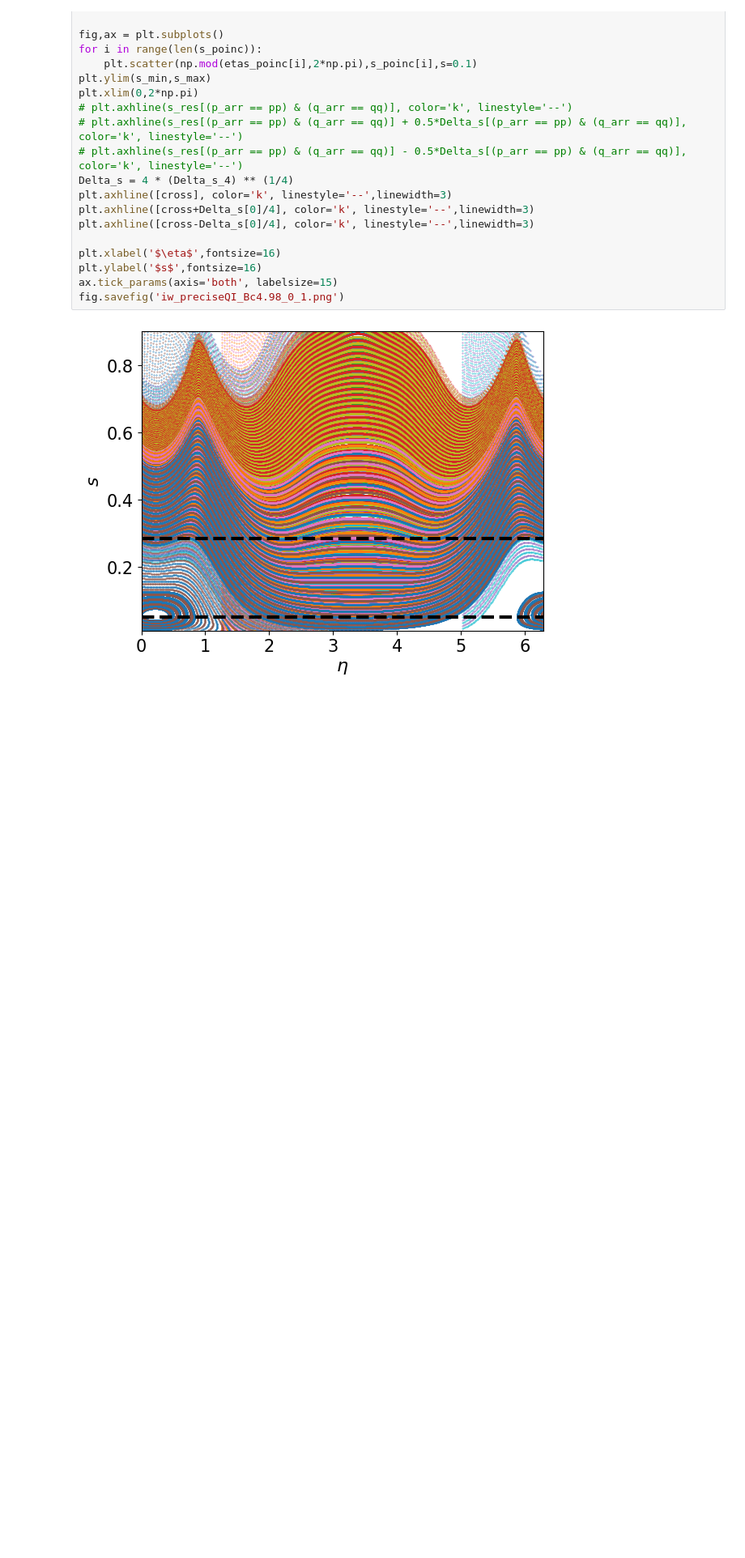
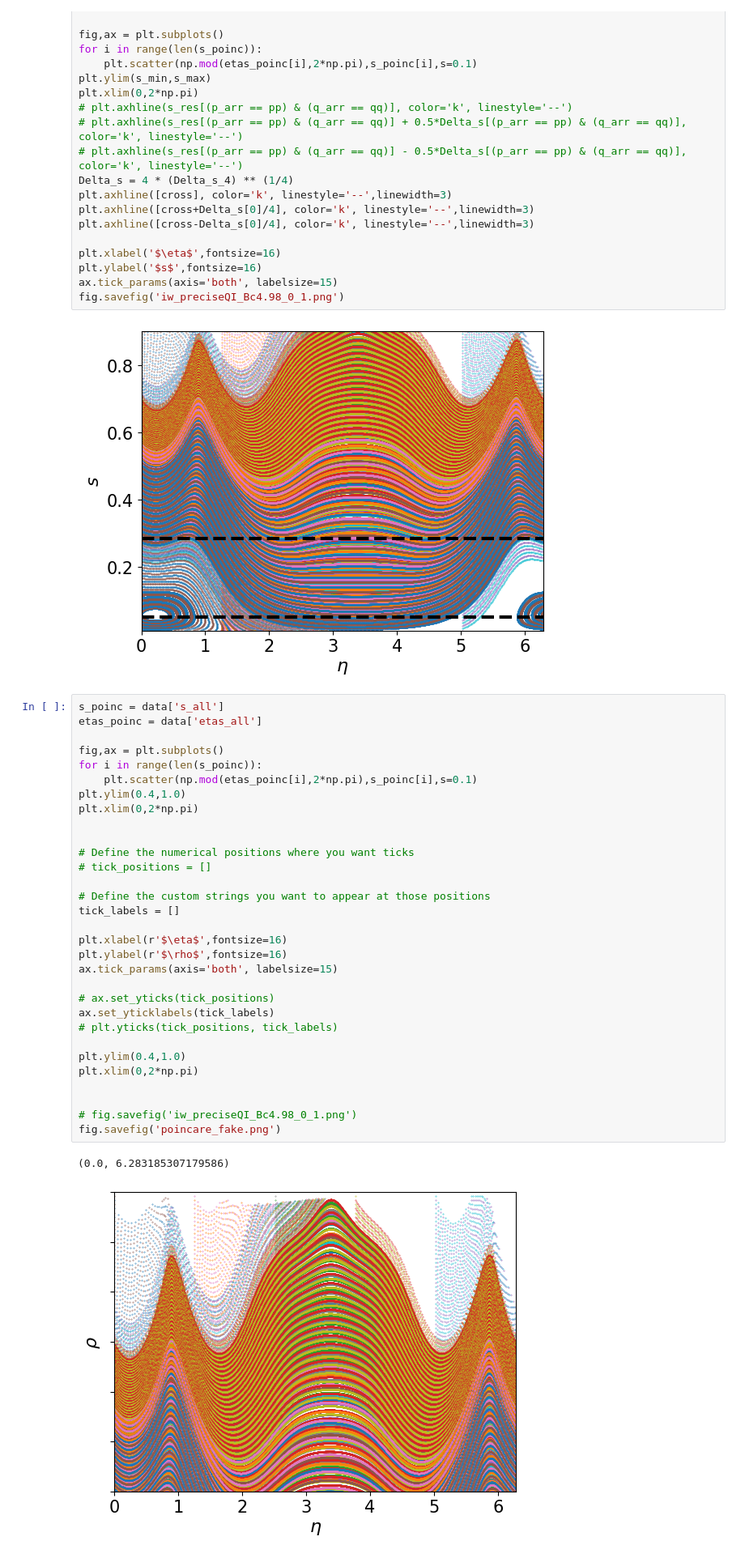
Before and after one commit to jlabbate15/DESC_TrappedRes, a Jupyter notebook: island_benchmarks/squid/compare_island_width_Bcrit_4.98_0_1.ipynb, the cells around one changed output. Shown: that part at 81% size. Cells and saved outputs as stored; diff of their text form; blank space fills up the shorter version.

```diff
--- a/island_benchmarks/squid/compare_island_width_Bcrit_4.98_0_1.ipynb
+++ b/island_benchmarks/squid/compare_island_width_Bcrit_4.98_0_1.ipynb
@@ -139,3 +139,37 @@ ax.tick_params(axis='both', labelsize=15)
 fig.savefig('iw_preciseQI_Bc4.98_0_1.png')
 # %% [output]
 [figure]
+# %%
+s_poinc = data['s_all']
+etas_poinc = data['etas_all']
+
+fig,ax = plt.subplots()
+for i in range(len(s_poinc)):
+    plt.scatter(np.mod(etas_poinc[i],2*np.pi),s_poinc[i],s=0.1)
+plt.ylim(0.4,1.0)
+plt.xlim(0,2*np.pi)
+
+
+# Define the numerical positions where you want ticks
+# tick_positions = []
+
+# Define the custom strings you want to appear at those positions
+tick_labels = []
+
+plt.xlabel(r'$\eta$',fontsize=16)
+plt.ylabel(r'$\rho$',fontsize=16)
+ax.tick_params(axis='both', labelsize=15)
+
+# ax.set_yticks(tick_positions)
+ax.set_yticklabels(tick_labels)
+# plt.yticks(tick_positions, tick_labels)
+
+plt.ylim(0.4,1.0)
+plt.xlim(0,2*np.pi)
+
+
+# fig.savefig('iw_preciseQI_Bc4.98_0_1.png')
+fig.savefig('poincare_fake.png')
+# %% [output]
+(0.0, 6.283185307179586)
+[figure, added]
```
Also changed, not shown: 7 other files.
